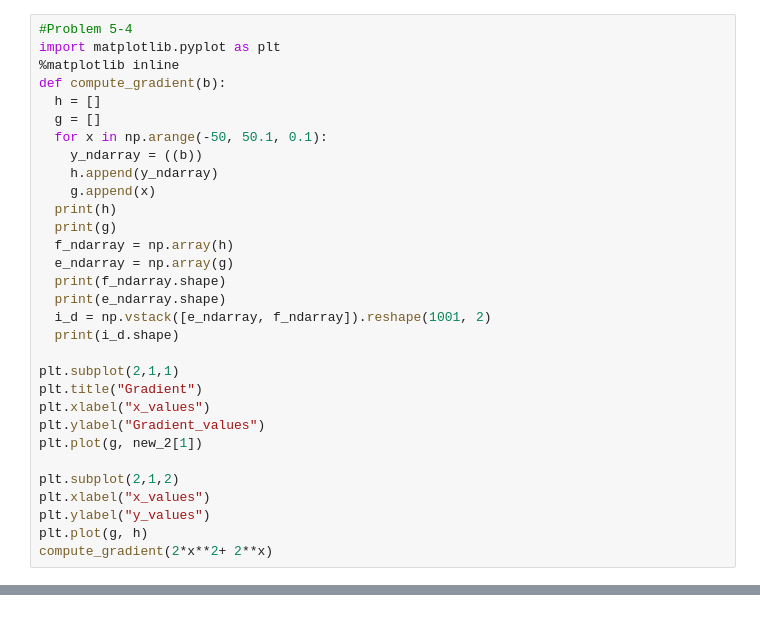
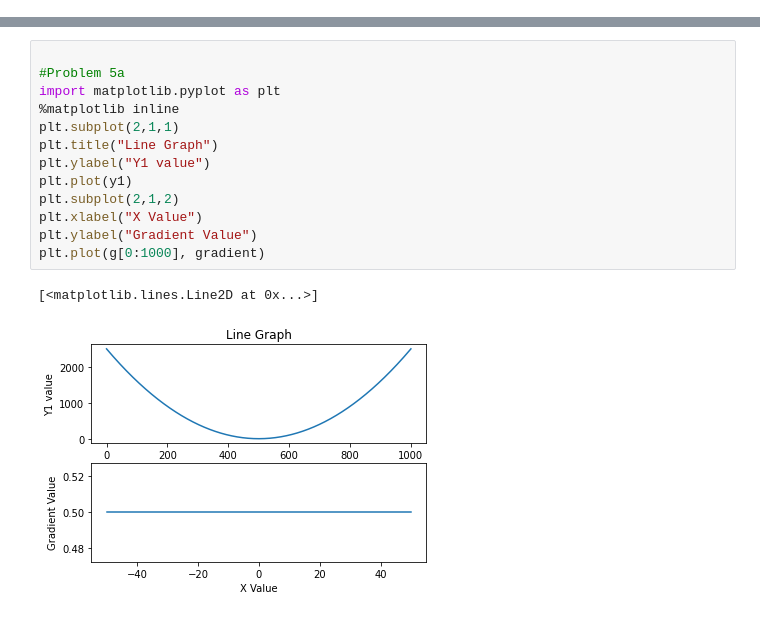
Before and after one commit to pafernannapi18/GithubIntro, a Jupyter notebook: NinethAssignment.ipynb, the cells around one changed output, grey strips where cells are left out. Drawn from its saved outputs; the diff is of its cells as text.

```diff
--- a/NinethAssignment.ipynb
+++ b/NinethAssignment.ipynb
@@ -205,31 +61,0 @@ compute_gradient(np.sin(x**0.5))
-# %%
-#Problem 5-4
-import matplotlib.pyplot as plt
-%matplotlib inline
-def compute_gradient(b):
-  h = []
-  g = []
-  for x in np.arange(-50, 50.1, 0.1):
-    y_ndarray = ((b))
-    h.append(y_ndarray)
-    g.append(x)
-  print(h)
-  print(g)
-  f_ndarray = np.array(h)
-  e_ndarray = np.array(g)
-  print(f_ndarray.shape)
-  print(e_ndarray.shape)
-  i_d = np.vstack([e_ndarray, f_ndarray]).reshape(1001, 2)
-  print(i_d.shape)
-
-plt.subplot(2,1,1)
-plt.title("Gradient")
-plt.xlabel("x_values")
-plt.ylabel("Gradient_values")
-plt.plot(g, new_2[1])
-
-plt.subplot(2,1,2)
-plt.xlabel("x_values")
-plt.ylabel("y_values")
-plt.plot(g, h)
-compute_gradient(2*x**2+ 2**x)
@@ -299,0 +105,16 @@ compute_gradient(-50, 50.1, 0.1)
+# %%
+
+#Problem 5a
+import matplotlib.pyplot as plt
+%matplotlib inline
+plt.subplot(2,1,1)
+plt.title("Line Graph")
+plt.ylabel("Y1 value")
+plt.plot(y1)
+plt.subplot(2,1,2)
+plt.xlabel("X Value")
+plt.ylabel("Gradient Value")
+plt.plot(g[0:1000], gradient)
+# %% [output]
+[<matplotlib.lines.Line2D at 0x...>]
+[figure, added]
```
Also changed, not shown: parts of 19 cells of this notebook.
